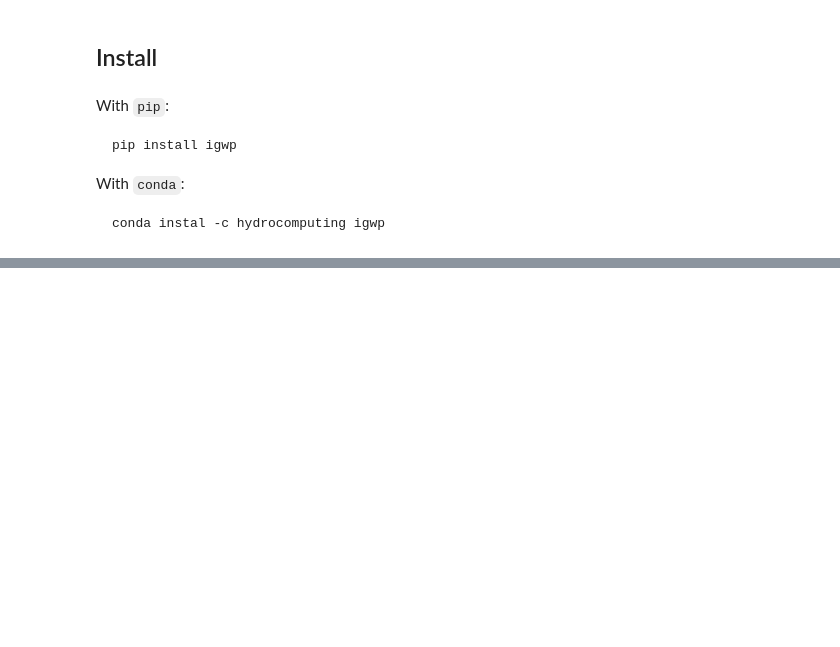
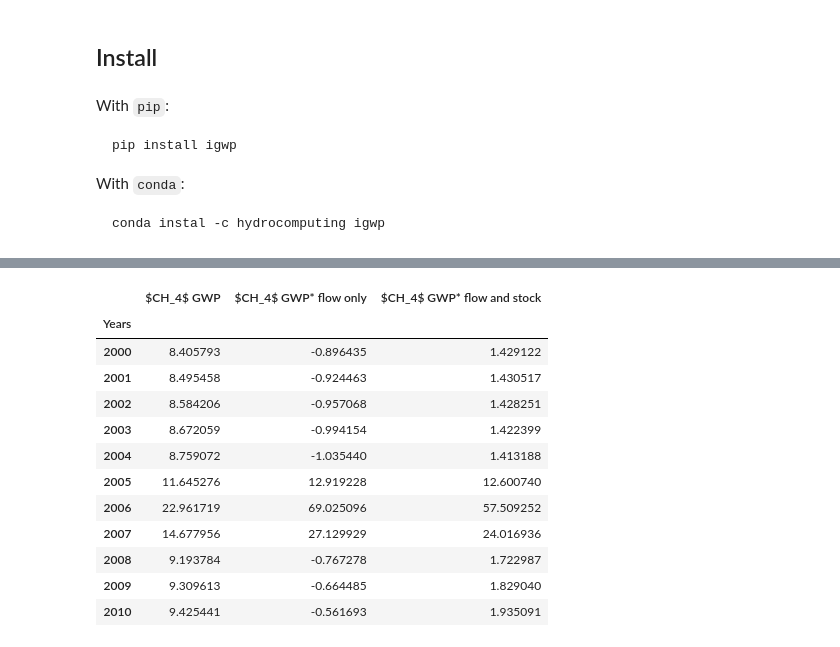
Before and after one commit to hydrocomputing/igwp, a Jupyter notebook: index.ipynb, the cells around one changed output, grey strips where cells are left out. Cells and saved outputs as stored; diff of their text form; code cells hidden in the pictures; blank space fills up the shorter version.

```diff
--- a/index.ipynb
+++ b/index.ipynb
@@ -52,0 +88,20 @@ Just do something:
+# %%
+import pandas as pd
+
+additional_emssions = pd.Series([0.1, 0.5, 0.2], index=[2005, 2006, 2007])
+df26 = make_gwps_improved(file_name=paths['RCP 2.6'], additional_emssions=additional_emssions)
+df26.loc[2000:2010]
+# %% [output]
+|  | $CH_4$ GWP | $CH_4$ GWP* flow only | $CH_4$ GWP* flow and stock |
+| Years |  |  |  |
+| 2000 | 8.405793 | -0.896435 | 1.429122 |
+| 2001 | 8.495458 | -0.924463 | 1.430517 |
+| 2002 | 8.584206 | -0.957068 | 1.428251 |
+| 2003 | 8.672059 | -0.994154 | 1.422399 |
+| 2004 | 8.759072 | -1.035440 | 1.413188 |
+| 2005 | 11.645276 | 12.919228 | 12.600740 |
+| 2006 | 22.961719 | 69.025096 | 57.509252 |
+| 2007 | 14.677956 | 27.129929 | 24.016936 |
+| 2008 | 9.193784 | -0.767278 | 1.722987 |
+| 2009 | 9.309613 | -0.664485 | 1.829040 |
+| 2010 | 9.425441 | -0.561693 | 1.935091 |
```
Also changed, not shown: parts of 9 cells of this notebook, 10 other files.
